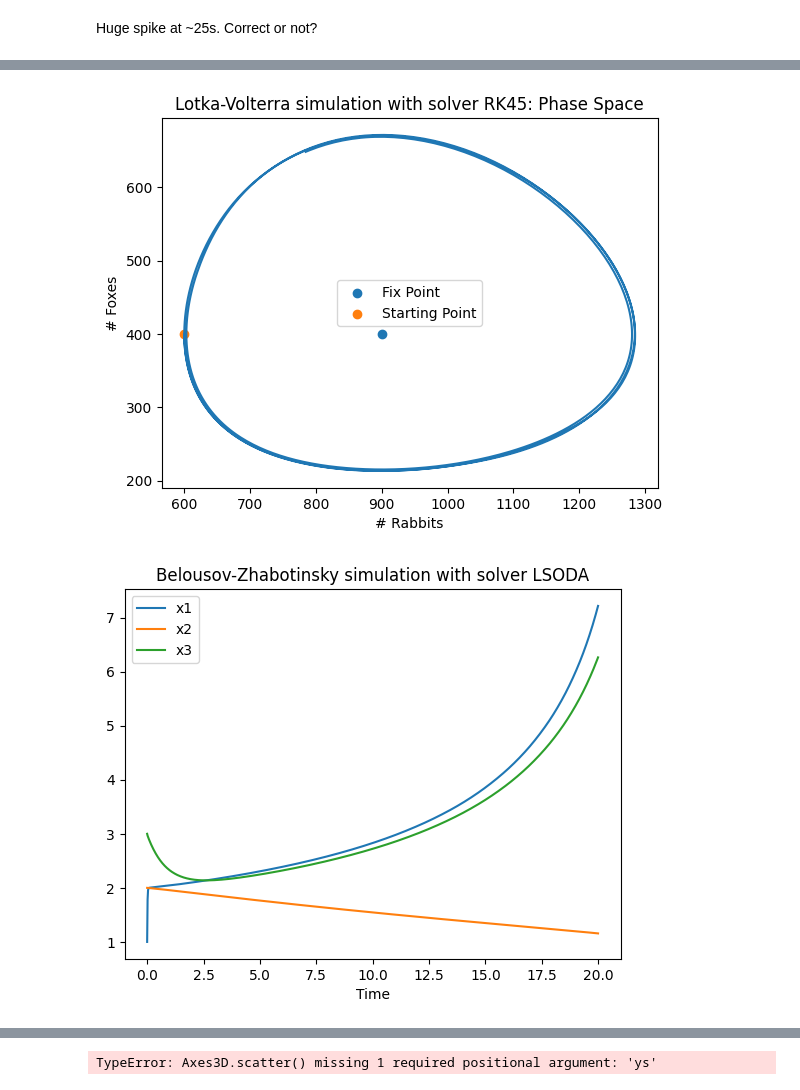
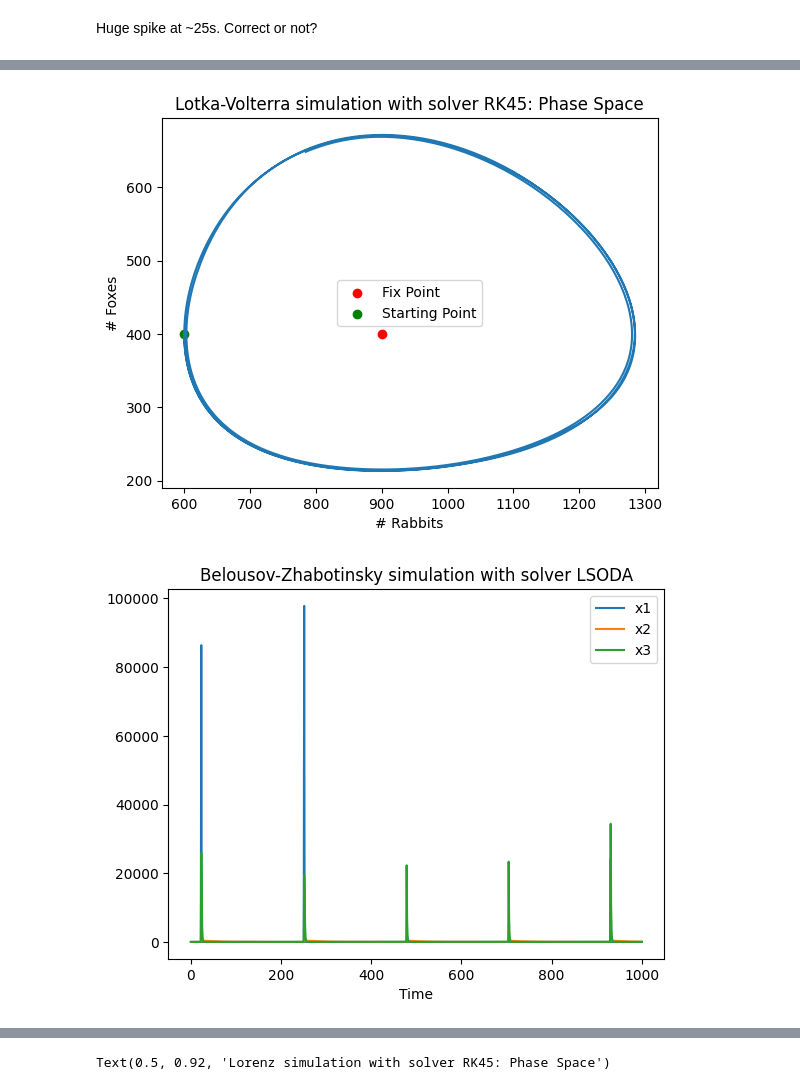
Before and after one commit to Emilwikk/Modsim-Labs, a Jupyter notebook: Simulate-and-plot.ipynb, the cells around one changed output, grey strips where cells are left out. Saved outputs shown, nothing was run; the diff lists cells and outputs as text; code cells hidden in the pictures.

```diff
--- a/Simulate-and-plot.ipynb
+++ b/Simulate-and-plot.ipynb
@@ -148,7 +148,7 @@ def Belousov_Zhabotinsky(t, y, alpha, beta, gamma):
     return [dx1dt, dx2dt, dx3dt]
 
 # Time interval
-t_BZ = [0, 20]
+t_BZ = [0, 1000]
 
 # Initial conditions
 y0 = [1, 2, 3]
@@ -410,8 +410,8 @@ plt.title("Lotka-Volterra simulation with solver RK45: Phase Space")
 plt.xlabel("# Rabbits")
 plt.ylabel("# Foxes")
 plt.plot(y_plot_LV[0,:], y_plot_LV[1,:])
-plt.scatter(900, 400, label="Fix Point") # Fix point
-plt.scatter(y_plot_LV[0,0],y_plot_LV[1,0],label="Starting Point")
+plt.scatter(900, 400, label="Fix Point", color="r") # Fix point
+plt.scatter(y_plot_LV[0,0],y_plot_LV[1,0],label="Starting Point", color="g")
 plt.legend()
 plt.show()
 
@@ -435,18 +435,16 @@ fig = plt.figure()
 ax = fig.add_subplot(111, projection="3d")
 
 ax.plot(
-    y_plot_BZ[0,:],
-    y_plot_BZ[1,:],
-    y_plot_BZ[2,:]
+    np.log(y_plot_BZ[0,:]),
+    np.log(y_plot_BZ[1,:]),
+    np.log(y_plot_BZ[2,:])
 )
 
-# Fix points
-fixPts = np.array([[0,0,0], [488.88, 0.99796, 488.18], [-489.18, 1.0020, -489.18]])
-ax.scatter(0,0,0, label="Fix Point")
-ax.scatter(488.88, 0.99796, 488.18, label="Fix Point")
-ax.scatter(-489.18, 1.0020, -489.18, label="Fix Point")
-
-ax.scatter(y_plot_BZ[0,0], y_plot_BZ[1,0], y_plot_BZ[2,0], label="Starting Point")
+# Fix points (log to improve visibility) (and also removes the fixed points which do not make physical sense)
+fixPtsLogged = np.log([[0,0,0], [488.88, 0.99796, 488.18], [-489.18, 1.0020, -489.18]])
+startPtLogged = np.log([y_plot_BZ[0,0], y_plot_BZ[1,0], y_plot_BZ[2,0]])
+ax.scatter(*fixPtsLogged.T, label="Fix Points", color="r")
+ax.scatter(*startPtLogged, label="Starting Point", color="g")
 ax.set_xlabel('x1')
 ax.set_ylabel('x2')
 ax.set_zlabel('x3')
@@ -456,33 +454,40 @@ ax.set_title("Belousov-Zhabotinsky simulation with solver RK45: Phase Space")
 
 # Lorenz Plots
 
 # Time Series
-t_plot_Lorenz = np.linspace(t_BZ[0], t_BZ[1], 1000)
+t_plot_Lorenz = np.linspace(t_Lorenz[0], t_Lorenz[1], 1000)
 y_plot_Lorenz = y_Lorenz_RK45(t_plot_Lorenz)
 
 plt.figure()
 plt.title('Lorenz simulation with solver RK45')
 plt.plot(t_plot_Lorenz, y_plot_Lorenz[0,:],label='x1')
 plt.plot(t_plot_Lorenz, y_plot_Lorenz[1,:],label='x2')
 plt.plot(t_plot_Lorenz, y_plot_Lorenz[2,:],label='x3')
 plt.xlabel('Time')
 plt.legend()
 plt.show()
 
 # Phase Diagram
 fig = plt.figure()
 ax = fig.add_subplot(111, projection="3d")
 
 ax.plot(
     y_plot_Lorenz[0,:],
     y_plot_Lorenz[1,:],
     y_plot_Lorenz[2,:]
 )
+
+# Fix Points
+fixPts = np.array([[0,0,0], [7*np.sqrt(8/3), 7*np.sqrt(8/3), 49], [-7*np.sqrt(8/3), -7*np.sqrt(8/3), 49]])
+ax.scatter(*fixPts.T, label= "Fix Points", color="r")
+
+ax.scatter(y_plot_Lorenz[0,0],y_plot_Lorenz[1,0],y_plot_Lorenz[2,0], label="Starting Point", color="g")
 ax.set_xlabel('x1')
 ax.set_ylabel('x2')
 ax.set_zlabel('x3')
+ax.legend()
 ax.set_title("Lorenz simulation with solver RK45: Phase Space")
 # %% [output]
 [figure]
-[figure, old version]
+[figure, new version]
-[figure, old version]
+[figure, new version]
@@ -489 +496 @@ ax.set_title("Lorenz simulation with solver RK45: Phase Space")
-TypeError: Axes3D.scatter() missing 1 required positional argument: 'ys'
+Text(0.5, 0.92, 'Lorenz simulation with solver RK45: Phase Space')
```
Also changed, not shown: parts of 4 cells of this notebook.
